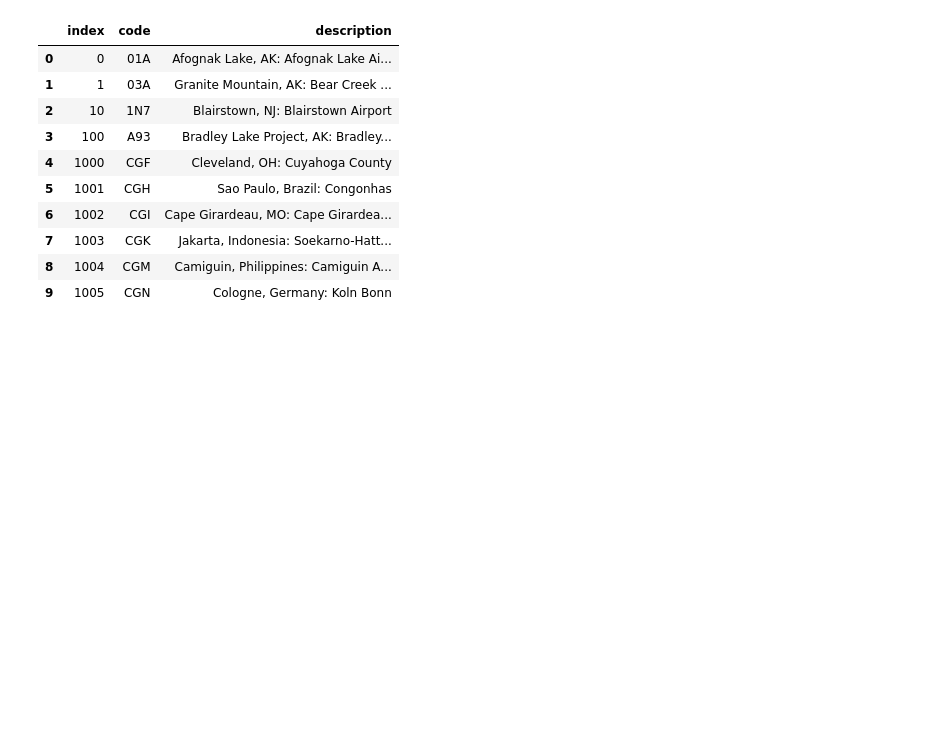
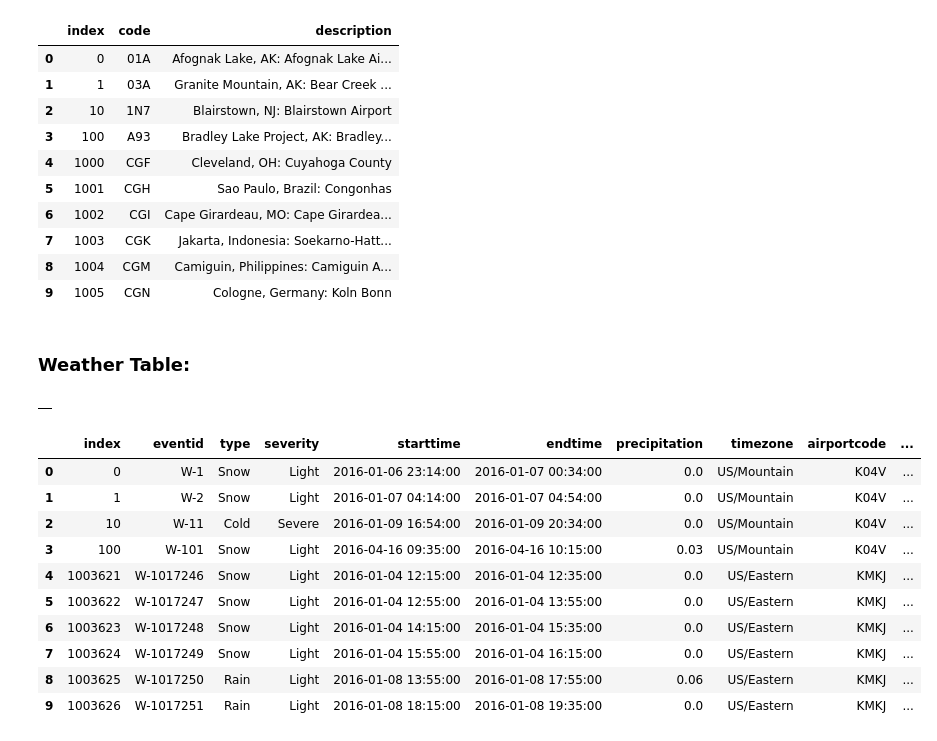
Before and after one commit to fausa/ADS508, a Jupyter notebook: Susy_EDA.ipynb, the cells around one changed output. Saved outputs shown, nothing was run; the diff lists cells and outputs as text; code cells hidden in the pictures; blank space fills up the shorter version.

```diff
--- a/Susy_EDA.ipynb
+++ b/Susy_EDA.ipynb
@@ -80,6 +80,7 @@ table_name_airportCodes = 'airport_codes_table'
 table_name_airlineID = 'airlineID_table'
 table_name_customer = 'customer_service_table2'
 table_name_flights = 'flights_table_21'
+table_weather = 'weather_table'
 # %% [markdown]
 ### Flights Table:
 # %%
@@ -300,3 +301,5 @@ pd.read_sql(query_airportcode, conn)
 | 7 | 1003 | CGK | Jakarta, Indonesia: Soekarno-Hatt... |
 | 8 | 1004 | CGM | Camiguin, Philippines: Camiguin A... |
 | 9 | 1005 | CGN | Cologne, Germany: Koln Bonn |
+# %% [markdown]
+### Weather Table:
@@ -302,0 +329,19 @@ pd.read_sql(query_airportcode, conn)
+# %%
+pd.read_sql(statement_weather, conn)
+# %% [output]
+|  |
+# %%
+query_weather = "SELECT * FROM {}.{} ORDER BY Index asc LIMIT 10".format(database_name, table_weather)
+pd.read_sql(query_weather, conn)
+# %% [output]
+|  | index | eventid | type | severity | starttime | endtime | precipitation | timezone | airportcode | ... |
+| 0 | 0 | W-1 | Snow | Light | 2016-01-06 23:14:00 | 2016-01-07 00:34:00 | 0.0 | US/Mountain | K04V | ... |
+| 1 | 1 | W-2 | Snow | Light | 2016-01-07 04:14:00 | 2016-01-07 04:54:00 | 0.0 | US/Mountain | K04V | ... |
+| 2 | 10 | W-11 | Cold | Severe | 2016-01-09 16:54:00 | 2016-01-09 20:34:00 | 0.0 | US/Mountain | K04V | ... |
+| 3 | 100 | W-101 | Snow | Light | 2016-04-16 09:35:00 | 2016-04-16 10:15:00 | 0.03 | US/Mountain | K04V | ... |
+| 4 | 1003621 | W-1017246 | Snow | Light | 2016-01-04 12:15:00 | 2016-01-04 12:35:00 | 0.0 | US/Eastern | KMKJ | ... |
+| 5 | 1003622 | W-1017247 | Snow | Light | 2016-01-04 12:55:00 | 2016-01-04 13:55:00 | 0.0 | US/Eastern | KMKJ | ... |
+| 6 | 1003623 | W-1017248 | Snow | Light | 2016-01-04 14:15:00 | 2016-01-04 15:35:00 | 0.0 | US/Eastern | KMKJ | ... |
+| 7 | 1003624 | W-1017249 | Snow | Light | 2016-01-04 15:55:00 | 2016-01-04 16:15:00 | 0.0 | US/Eastern | KMKJ | ... |
+| 8 | 1003625 | W-1017250 | Rain | Light | 2016-01-08 13:55:00 | 2016-01-08 17:55:00 | 0.06 | US/Eastern | KMKJ | ... |
+| 9 | 1003626 | W-1017251 | Rain | Light | 2016-01-08 18:15:00 | 2016-01-08 19:35:00 | 0.0 | US/Eastern | KMKJ | ... |
```
Also changed, not shown: parts of 19 cells of this notebook.
